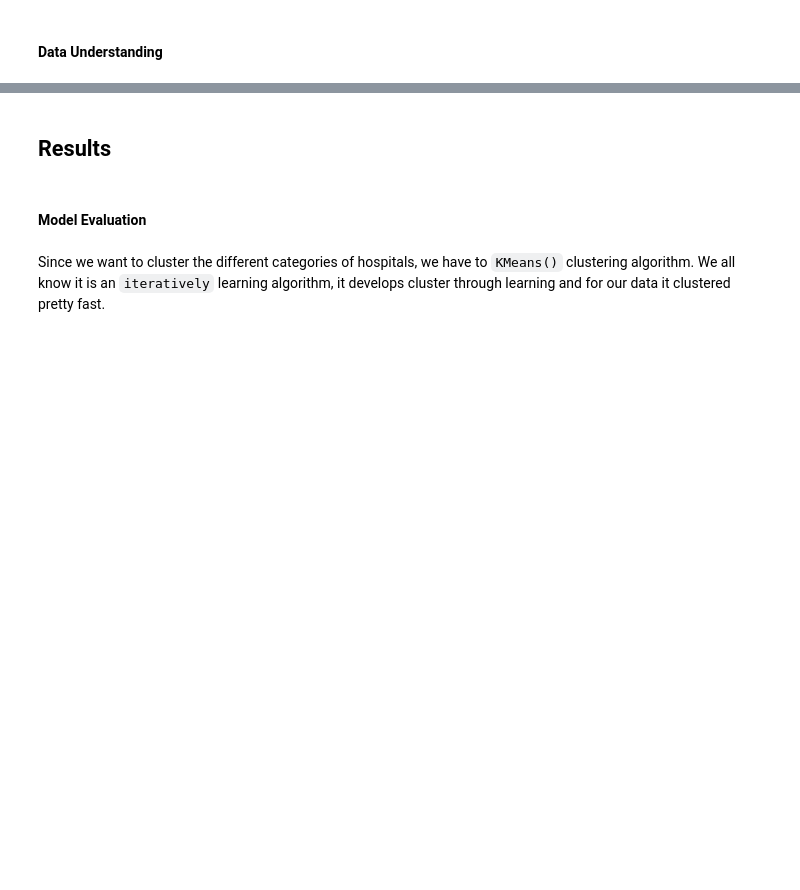
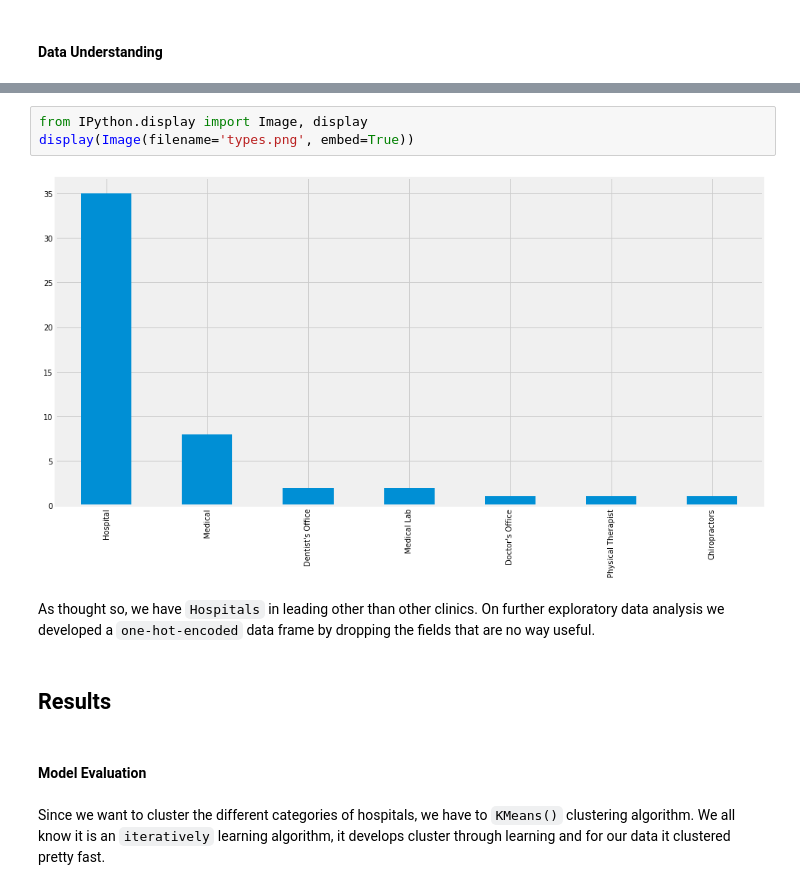
Before and after one commit to chaotic-enigma/Coursera_Capstone, a Jupyter notebook: Segmentation_Report.ipynb, the cells around one changed output, grey strips where cells are left out. Cells and saved outputs as stored; diff of their text form; blank space fills up the shorter version.

```diff
--- a/Segmentation_Report.ipynb
+++ b/Segmentation_Report.ipynb
@@ -56,3 +47,10 @@ As thought so, we have `Hospitals` in leading other than other clinics. On furth
+# %%
+from IPython.display import Image, display
+display(Image(filename='types.png', embed=True))
+# %% [output]
+[figure, added]
+# %% [markdown]
+As thought so, we have `Hospitals` in leading other than other clinics. On further exploratory data analysis we developed a `one-hot-encoded` data frame by dropping the fields that are no way useful.
 # %% [markdown]
 ## Results
 # %% [markdown]
```
Also changed, not shown: parts of 9 cells of this notebook.
